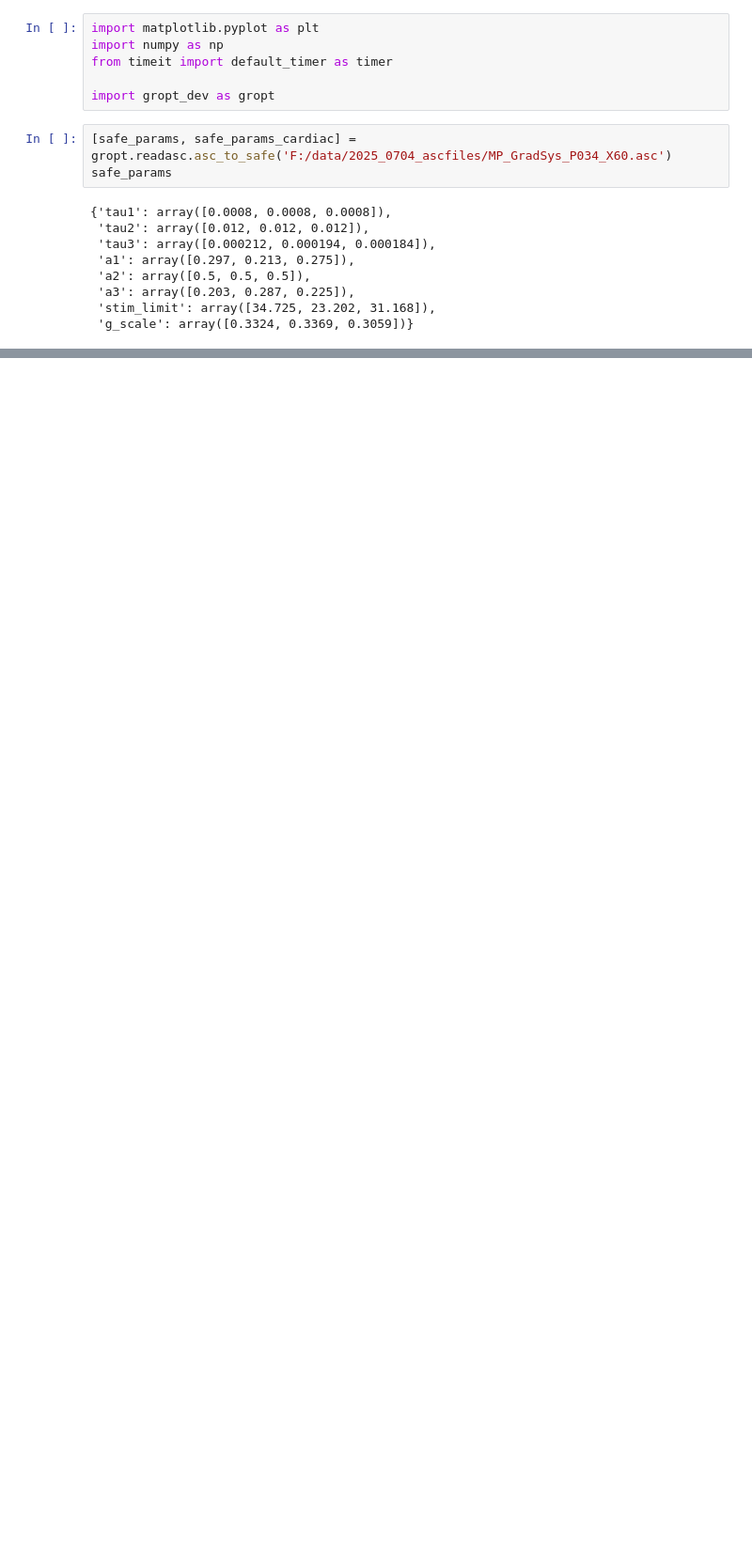
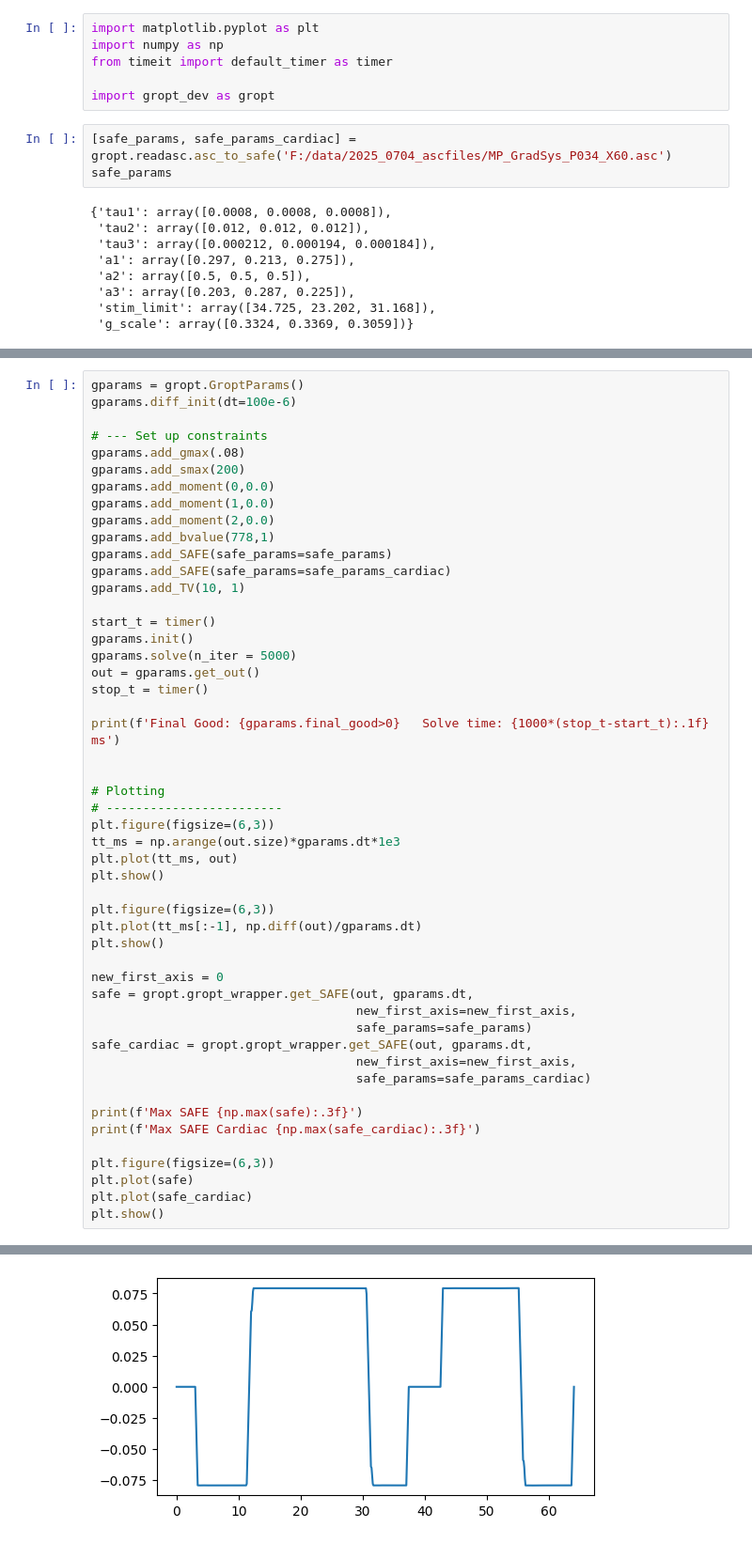
Before and after one commit to cmr-group/gropt-dev, a Jupyter notebook: examples/safe_diff/multi_constraint.ipynb, the cells around one changed output, grey strips where cells are left out. Shown at 94% size. Saved outputs shown, nothing was run; the diff lists cells and outputs as text; blank space fills up the shorter version.

```diff
--- a/examples/safe_diff/multi_constraint.ipynb
+++ b/examples/safe_diff/multi_constraint.ipynb
@@ -115,0 +187,51 @@ Max SAFE 0.746
+# %%
+gparams = gropt.GroptParams()
+gparams.diff_init(dt=100e-6)
+
+# --- Set up constraints
+gparams.add_gmax(.08)
+gparams.add_smax(200)
+gparams.add_moment(0,0.0)
+gparams.add_moment(1,0.0)
+gparams.add_moment(2,0.0)
+gparams.add_bvalue(778,1)
+gparams.add_SAFE(safe_params=safe_params)
+gparams.add_SAFE(safe_params=safe_params_cardiac)
+gparams.add_TV(10, 1)
+
+start_t = timer()
+gparams.init()
+gparams.solve(n_iter = 5000)
+out = gparams.get_out()
+stop_t = timer()
+
+print(f'Final Good: {gparams.final_good>0}   Solve time: {1000*(stop_t-start_t):.1f} ms')
+
+
+# Plotting
+# ------------------------
+plt.figure(figsize=(6,3))
+tt_ms = np.arange(out.size)*gparams.dt*1e3
+plt.plot(tt_ms, out)
+plt.show()
+
+plt.figure(figsize=(6,3))
+plt.plot(tt_ms[:-1], np.diff(out)/gparams.dt)
+plt.show()
+
+new_first_axis = 0
+safe = gropt.gropt_wrapper.get_SAFE(out, gparams.dt,
+                                    new_first_axis=new_first_axis,
+                                    safe_params=safe_params)
+safe_cardiac = gropt.gropt_wrapper.get_SAFE(out, gparams.dt,
+                                    new_first_axis=new_first_axis,
+                                    safe_params=safe_params_cardiac)
+
+print(f'Max SAFE {np.max(safe):.3f}')
+print(f'Max SAFE Cardiac {np.max(safe_cardiac):.3f}')
+
+plt.figure(figsize=(6,3))
+plt.plot(safe)
+plt.plot(safe_cardiac)
+plt.show()
+# %% [output]
@@ -115,0 +239 @@ Max SAFE 0.746
+[figure, added]
```
Also changed, not shown: parts of 7 cells of this notebook, 10 other files.
